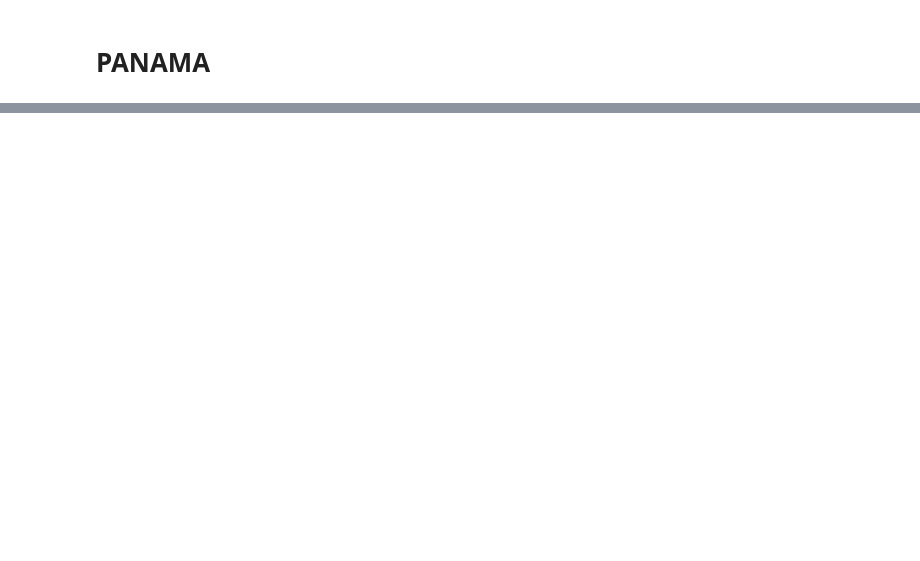
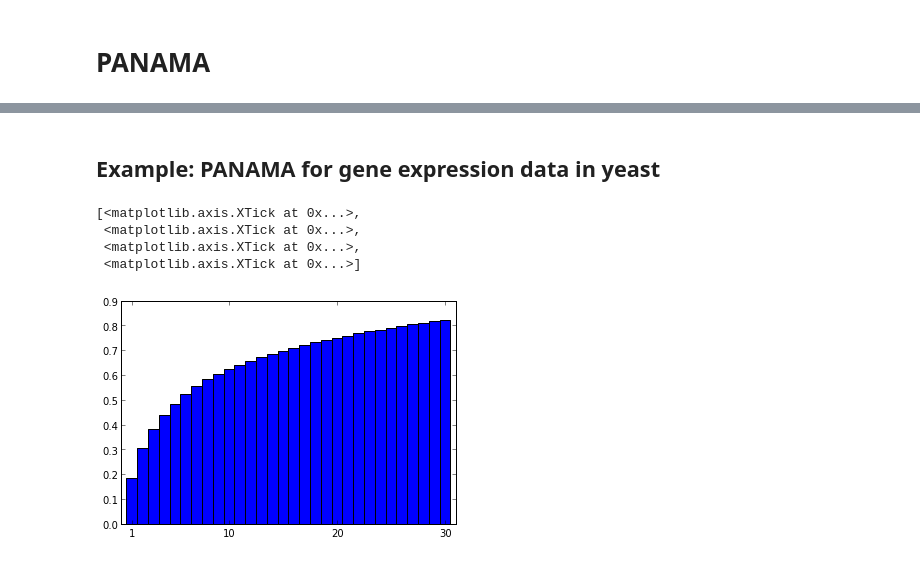
Before and after one commit to PMBio/limix-tutorials, a Jupyter notebook: demo_yeast.ipynb, the cells around one changed output, grey strips where cells are left out. Cells and saved outputs as stored; diff of their text form; code cells hidden in the pictures; blank space fills up the shorter version.

```diff
--- a/demo_yeast.ipynb
+++ b/demo_yeast.ipynb
@@ -1015,0 +1060,22 @@ PL.xlabel('Extent of penalization')
+# %% [markdown]
+## Example: PANAMA for gene expression data in yeast
+# %%
+# import panama
+import limix.modules.panama as PANAMA
+# import data
+Y = data.getPhenotypes(environments=0)[0]
+# %%
+# determine the number of ranks to consider in the PANAMA matrix
+# by looking at the variance explained by PCs
+cum_var = PANAMA.PC_varExplained(Y)
+plt = PL.subplot(1,1,1)
+PL.bar(SP.arange(30)+0.5,cum_var[:30],width=1)
+PL.xlim(0,31)
+ticks = SP.linspace(0,30,4); ticks[0] = 1
+plt.set_xticks(ticks)
+# %% [output]
+[<matplotlib.axis.XTick at 0x...>,
+ <matplotlib.axis.XTick at 0x...>,
+ <matplotlib.axis.XTick at 0x...>,
+ <matplotlib.axis.XTick at 0x...>]
+[figure, added]
```
Also changed, not shown: parts of 7 cells of this notebook.
